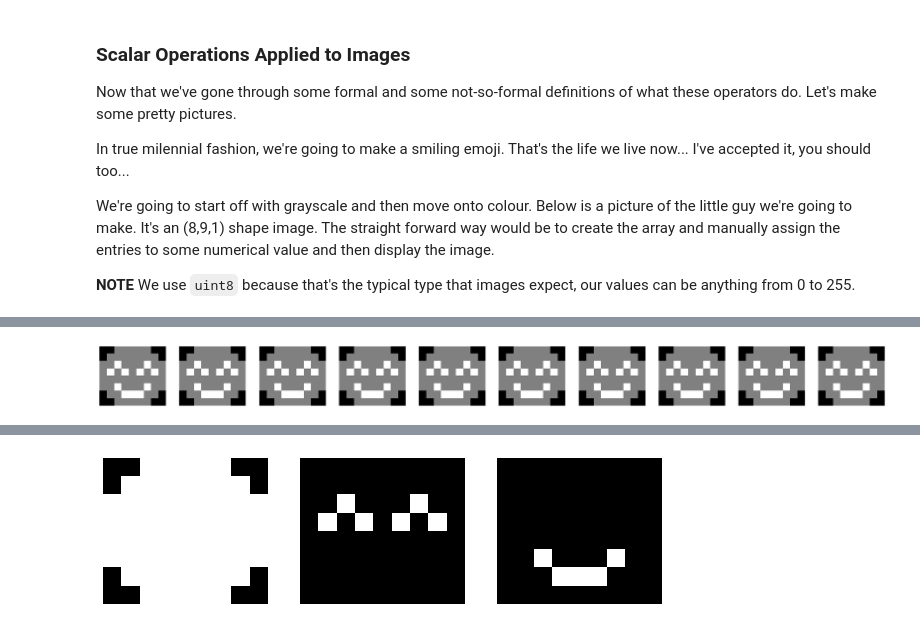
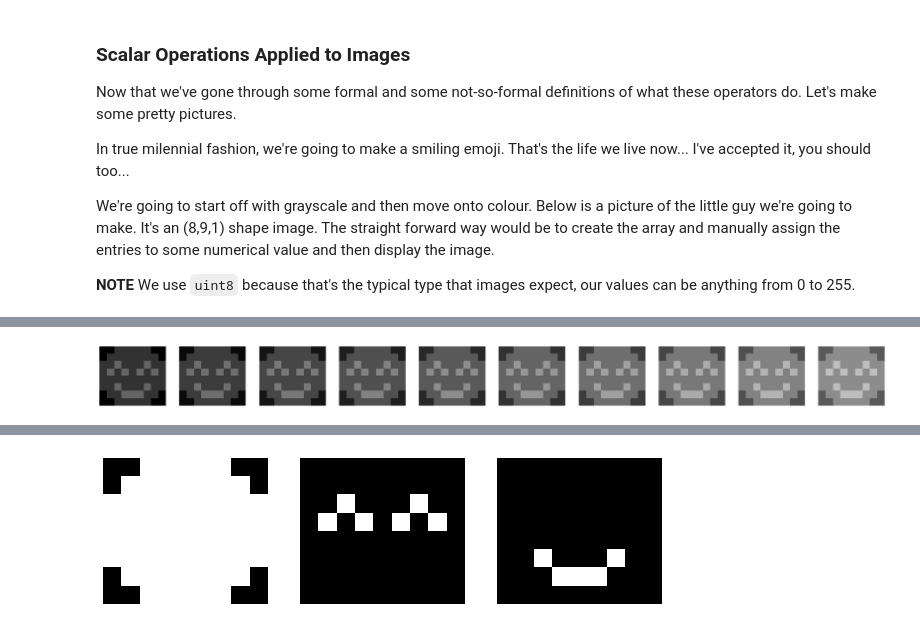
Before and after one commit to jonathanwvos/first_principles, a Jupyter notebook: Matrices.ipynb, the cells around one changed output, grey strips where cells are left out. Cells and saved outputs as stored; diff of their text form; code cells hidden in the pictures.

```diff
--- a/Matrices.ipynb
+++ b/Matrices.ipynb
@@ -688,25 +668,26 @@ array([[1, 1, 2, 2, 2, 2, 2, 1, 1],
-# %%
-emoji_full = np.array([
-    [0,0,1,1,1,1,1,0,0],
-    [0,1,1,1,1,1,1,1,0],
-    [1,1,2,1,1,1,2,1,1],
-    [1,2,1,2,1,2,1,2,1],
-    [1,1,1,1,1,1,1,1,1],
-    [1,1,2,1,1,1,2,1,1],
-    [0,1,1,2,2,2,1,1,0],
-    [0,0,1,1,1,1,1,0,0]
-], dtype='uint8')
-
-no_permutations = 10
-
-fig = plt.figure(figsize=(30,20))
-
-for i in range(0, no_permutations):
-
-    fig.add_subplot(1,no_permutations, i+1)
-    plt.axis('off')
-    plt.imshow(emoji_full+i, cmap='gray')
-
-plt.show()
-# %% [output]
-[figure, removed]
+# %%
+# Emoji with lower pixel values
+emoji_full = np.array([
+    [0,0,50,50,50,50,50,0,0],
+    [0,50,50,50,50,50,50,50,0],
+    [50,50,100,50,50,50,100,50,50],
+    [50,100,50,100,50,100,50,100,50],
+    [50,50,50,50,50,50,50,50,50],
+    [50,50,100,50,50,50,100,50,50],
+    [0,50,50,100,100,100,50,50,0],
+    [0,0,50,50,50,50,50,0,0]
+], dtype='uint8')
+
+# Number of times to add to the pixels
+no_permutations = 10
+
+fig = plt.figure(figsize=(30,20))
+
+for i in range(0, no_permutations):
+    fig.add_subplot(1,no_permutations, i+1)
+    plt.axis('off')
+    plt.imshow(emoji_full+i*10, cmap='gray', vmin=0, vmax=255)
+
+plt.show()
+# %% [output]
+[figure, added]
```
Also changed, not shown: parts of 13 cells of this notebook.
